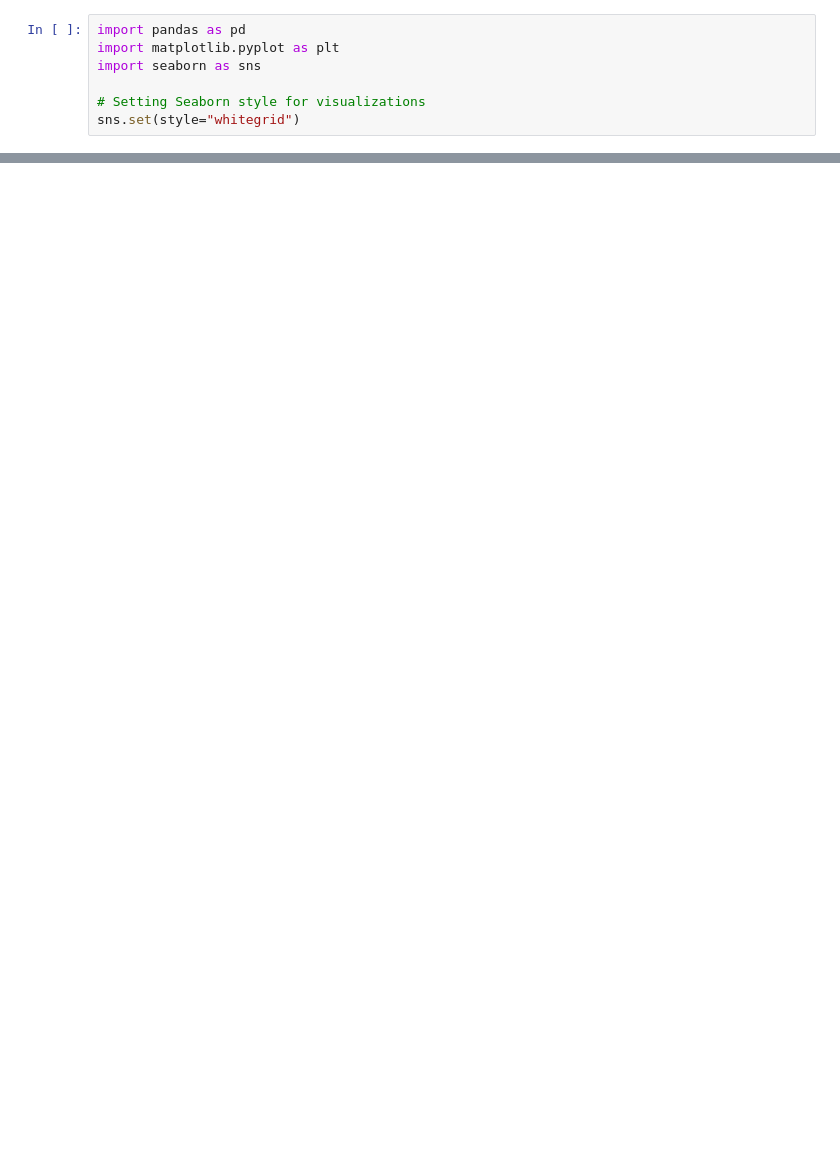
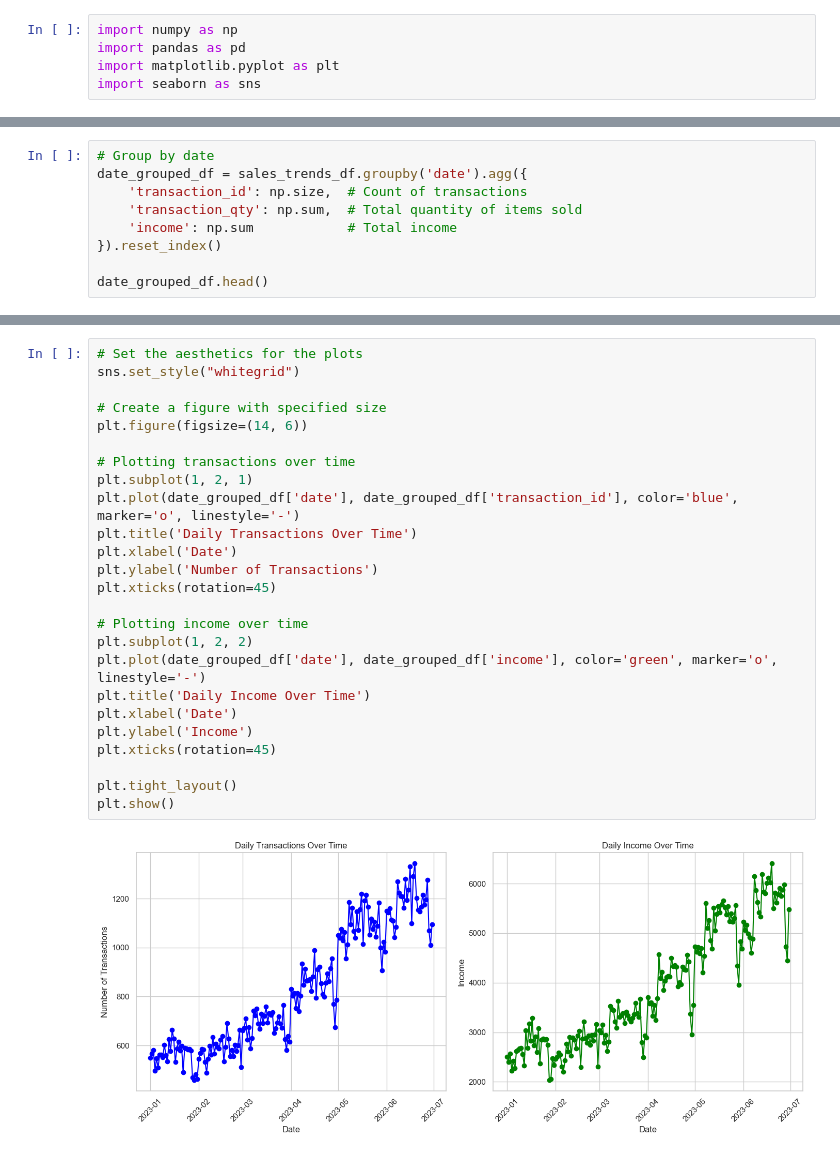
Before and after one commit to Barneyyyyyy/CafeInsight-SalesForecasting, a Jupyter notebook: notebooks/EDA.ipynb, the cells around one changed output, grey strips where cells are left out. Drawn from its saved outputs; the diff is of its cells as text; blank space fills up the shorter version.

```diff
--- a/notebooks/EDA.ipynb
+++ b/notebooks/EDA.ipynb
@@ -1,7 +1,5 @@
 # %%
+import numpy as np
 import pandas as pd
 import matplotlib.pyplot as plt
 import seaborn as sns
-
-# Setting Seaborn style for visualizations
-sns.set(style="whitegrid")
@@ -101,0 +8,9 @@ plt.show()
+# %%
+# Group by date
+date_grouped_df = sales_trends_df.groupby('date').agg({
+    'transaction_id': np.size,  # Count of transactions
+    'transaction_qty': np.sum,  # Total quantity of items sold
+    'income': np.sum            # Total income
+}).reset_index()
+
+date_grouped_df.head()
@@ -101,0 +24,27 @@ plt.show()
+# %%
+# Set the aesthetics for the plots
+sns.set_style("whitegrid")
+
+# Create a figure with specified size
+plt.figure(figsize=(14, 6))
+
+# Plotting transactions over time
+plt.subplot(1, 2, 1)
+plt.plot(date_grouped_df['date'], date_grouped_df['transaction_id'], color='blue', marker='o', linestyle='-')
+plt.title('Daily Transactions Over Time')
+plt.xlabel('Date')
+plt.ylabel('Number of Transactions')
+plt.xticks(rotation=45)
+
+# Plotting income over time
+plt.subplot(1, 2, 2)
+plt.plot(date_grouped_df['date'], date_grouped_df['income'], color='green', marker='o', linestyle='-')
+plt.title('Daily Income Over Time')
+plt.xlabel('Date')
+plt.ylabel('Income')
+plt.xticks(rotation=45)
+
+plt.tight_layout()
+plt.show()
+# %% [output]
+[figure, added]
```
Also changed, not shown: parts of 10 cells of this notebook, 11 other files.
